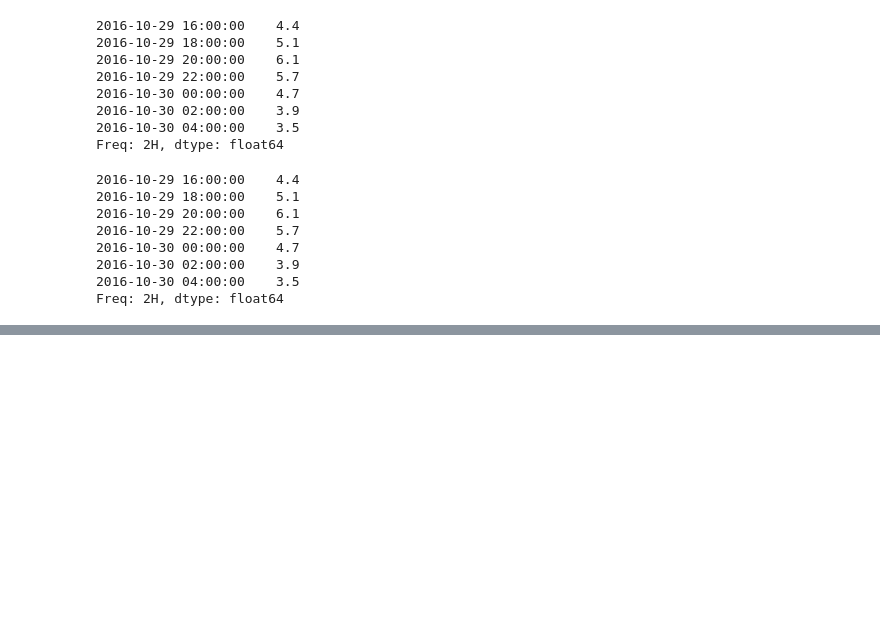
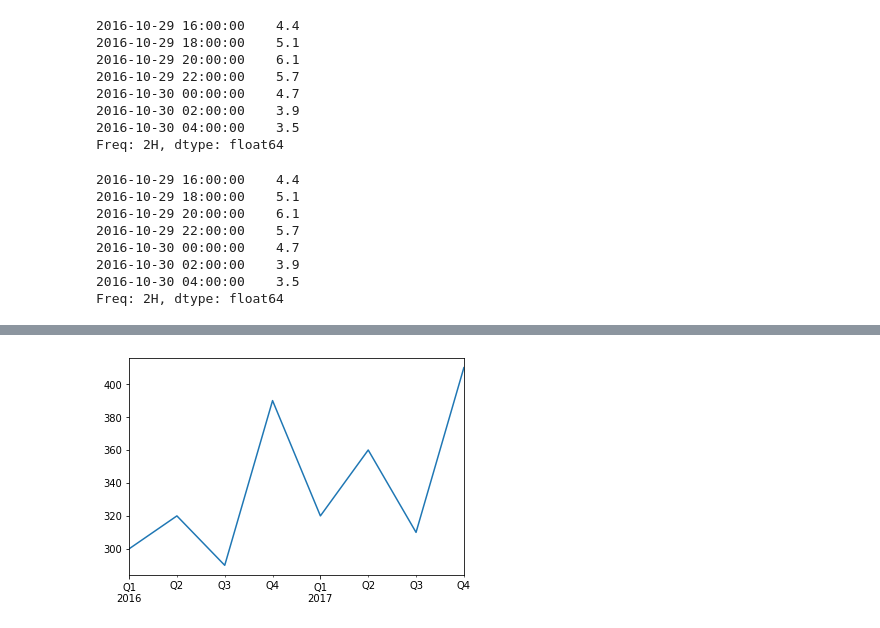
Before and after one commit to saima8/Data-Science-from-scratch, a Jupyter notebook: Pandas_handson.ipynb, the cells around one changed output, grey strips where cells are left out. Saved outputs shown, nothing was run; the diff lists cells and outputs as text; code cells hidden in the pictures; blank space fills up the shorter version.

```diff
--- a/Pandas_handson.ipynb
+++ b/Pandas_handson.ipynb
@@ -274,0 +394,5 @@ Freq: 2H, dtype: float64
+# %%
+#Period - The pd.period_range() function returns a PeriodIndex instead of a DatetimeIndex.
+
+quarters = pd.period_range('2016Q1', periods=8, freq='Q')
+quarters
@@ -274,0 +425,3 @@ Freq: 2H, dtype: float64
+# %%
+quarterly_revenue = pd.Series([300, 320, 290, 390, 320, 360, 310, 410], index = quarters)
+quarterly_revenue
@@ -274,0 +438,5 @@ Freq: 2H, dtype: float64
+# %%
+quarterly_revenue.plot(kind="line")
+plt.show()
+# %% [output]
+[figure, added]
```
Also changed, not shown: parts of 19 cells of this notebook.
